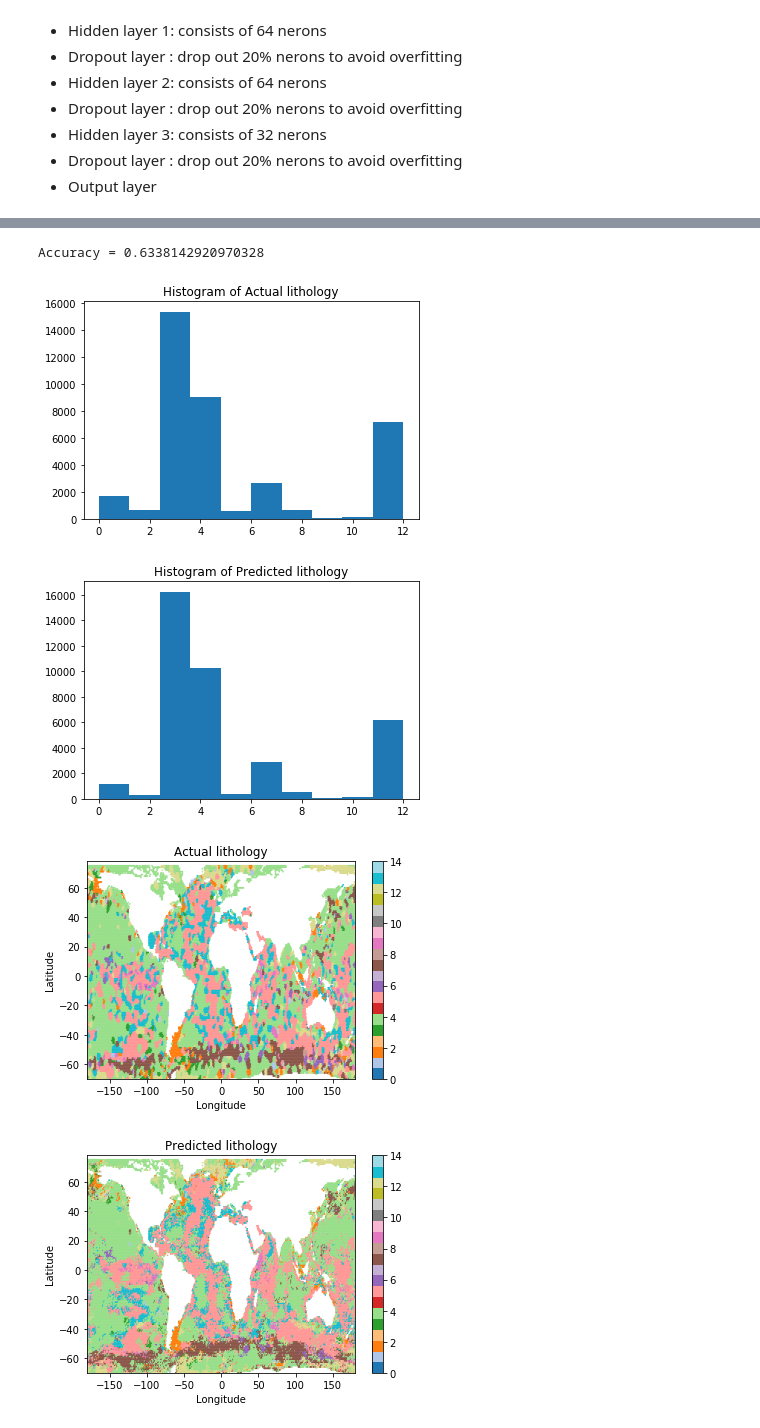
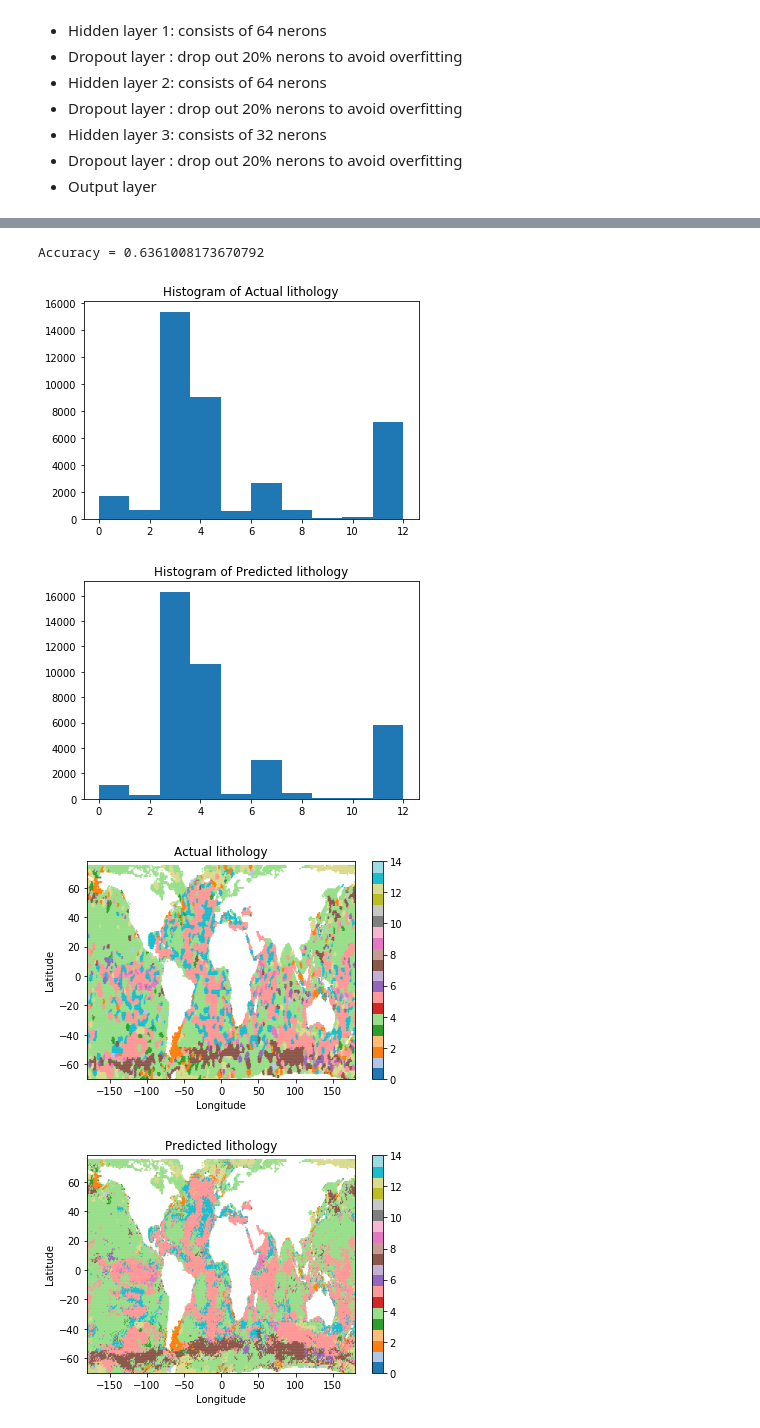
Before and after one commit to joyceyuu/sea, a Jupyter notebook: Keras Lithology.ipynb, the cells around one changed output, grey strips where cells are left out. Drawn from its saved outputs; the diff is of its cells as text; code cells hidden in the pictures.

Commit message:
Update weight argument and plot probability of prediction

```diff
--- a/Keras Lithology.ipynb
+++ b/Keras Lithology.ipynb
@@ -135,9 +135,3 @@ def baseline_model():
 
 # class reweighting for imbalanced class
 weight = class_weight.compute_class_weight('balanced', np.unique(Y), Y)
-
-# training -> cross validation
-estimator = KerasClassifier(build_fn=baseline_model, epochs=200, batch_size=5, verbose=True,
-                           class_weight=weight)
-kfold = KFold(n_splits=3, shuffle=True, random_state=seed)
-results = cross_val_predict(estimator, X, dummy_Y, cv=kfold)
@@ -196,0 +138,20 @@ Epoch 200/200
+# %%
+kfold = KFold(n_splits=3, shuffle=True, random_state=seed)
+
+train_indice, test_indice = [], []
+for train, test in kfold.split(X):
+    train_indice.append(train)
+    test_indice.append(test)
+
+result = np.zeros((len(Y), len(np.unique(Y))))
+
+for train_ind, test_ind in kfold.split(X):
+    Xtrain = X[train_ind]
+    Ytrain = dummy_Y[train_ind]
+    Xtest = X[test_ind]
+    # train
+    estimator = KerasClassifier(build_fn=baseline_model, epochs=200, batch_size=5, verbose=True)
+    estimator.fit(X[train_ind], dummy_Y[train_ind], class_weight=weight)
+    # predict
+    prediction = estimator.predict_proba(X[test_ind])
+    result[test_ind, :] = prediction
@@ -196,0 +176,3 @@ Epoch 200/200
+# %%
+result_discrete = result.argmax(axis=1)
+result_discrete
@@ -197,12 +197,12 @@ Epoch 200/200
 # %%
-print("Accuracy = {}".format(accuracy_score(Y, results)))
+print("Accuracy = {}".format(accuracy_score(Y, result_discrete)))
 draw_hist(Y, "Histogram of Actual lithology")
-draw_hist(results, "Histogram of Predicted lithology")
+draw_hist(result_discrete, "Histogram of Predicted lithology")
 draw_global(lon, lat, y, "Actual lithology")
-draw_global(lon, lat, results + 1, "Predicted lithology")
+draw_global(lon, lat, result_discrete + 1, "Predicted lithology")
 # %% [output]
-Accuracy = 0.6338142920970328
+Accuracy = 0.6361008173670792
-[figure, old version]
+[figure, new version]
-[figure, old version]
+[figure, new version]
 [figure]
-[figure, old version]
+[figure, new version]
```
Also changed, not shown: parts of 8 cells of this notebook.
